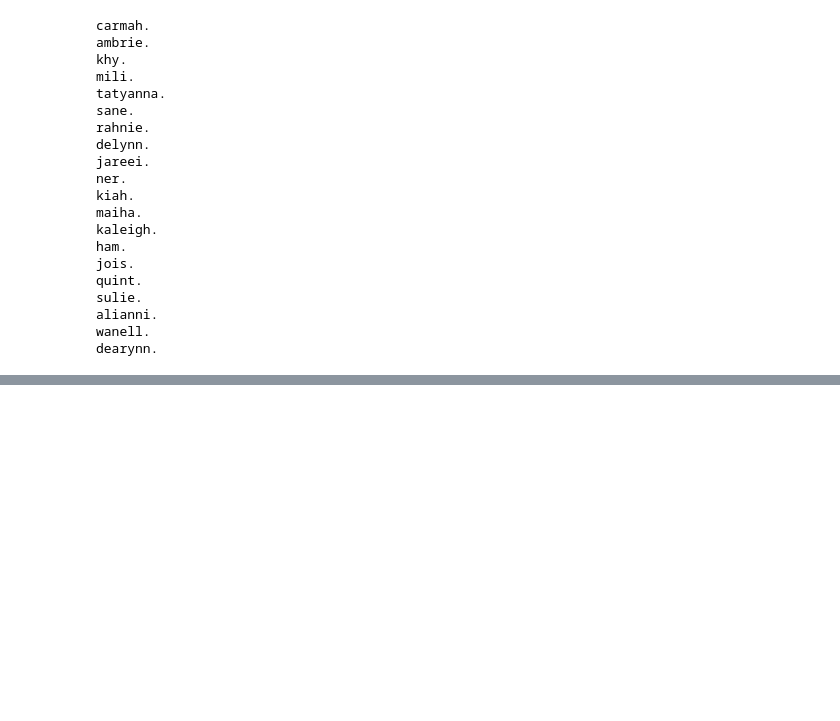
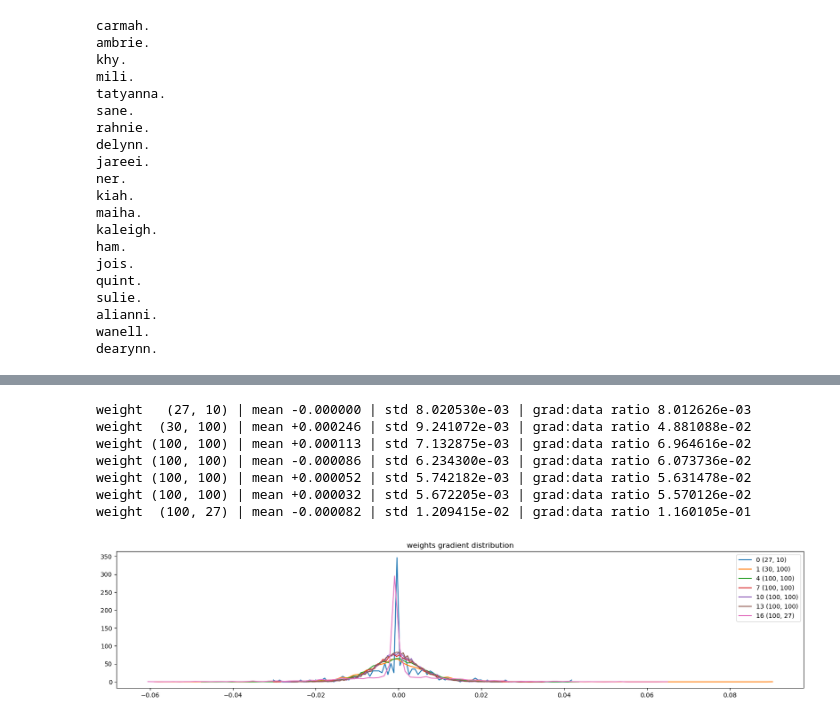
Before and after one commit to carrollsa/karpathy-nn-zero-to-hero, a Jupyter notebook: build_makemore_mlp2.ipynb, the cells around one changed output, grey strips where cells are left out. Drawn from its saved outputs; the diff is of its cells as text; code cells hidden in the pictures; blank space fills up the shorter version.

```diff
--- a/build_makemore_mlp2.ipynb
+++ b/build_makemore_mlp2.ipynb
@@ -425,0 +447,22 @@ Text(0.5, 1.0, 'activation distribution')
+# %%
+# visualize histograms
+plt.figure(figsize=(20, 4)) # width and height of the plot
+legends = []
+for i,p in enumerate(parameters):
+  t = p.grad
+  if p.ndim == 2:
+    print('weight %10s | mean %+f | std %e | grad:data ratio %e' % (tuple(p.shape), t.mean(), t.std(), t.std() / p.std()))
+    hy, hx = torch.histogram(t, density=True)
+    plt.plot(hx[:-1].detach(), hy.detach())
+    legends.append(f'{i} {tuple(p.shape)}')
+plt.legend(legends)
+plt.title('weights gradient distribution');
+# %% [output]
+weight   (27, 10) | mean -0.000000 | std 8.020530e-03 | grad:data ratio 8.012626e-03
+weight  (30, 100) | mean +0.000246 | std 9.241072e-03 | grad:data ratio 4.881088e-02
+weight (100, 100) | mean +0.000113 | std 7.132875e-03 | grad:data ratio 6.964616e-02
+weight (100, 100) | mean -0.000086 | std 6.234300e-03 | grad:data ratio 6.073736e-02
+weight (100, 100) | mean +0.000052 | std 5.742182e-03 | grad:data ratio 5.631478e-02
+weight (100, 100) | mean +0.000032 | std 5.672205e-03 | grad:data ratio 5.570126e-02
+weight  (100, 27) | mean -0.000082 | std 1.209415e-02 | grad:data ratio 1.160105e-01
+[figure, added]
```
Also changed, not shown: parts of 16 cells of this notebook.
